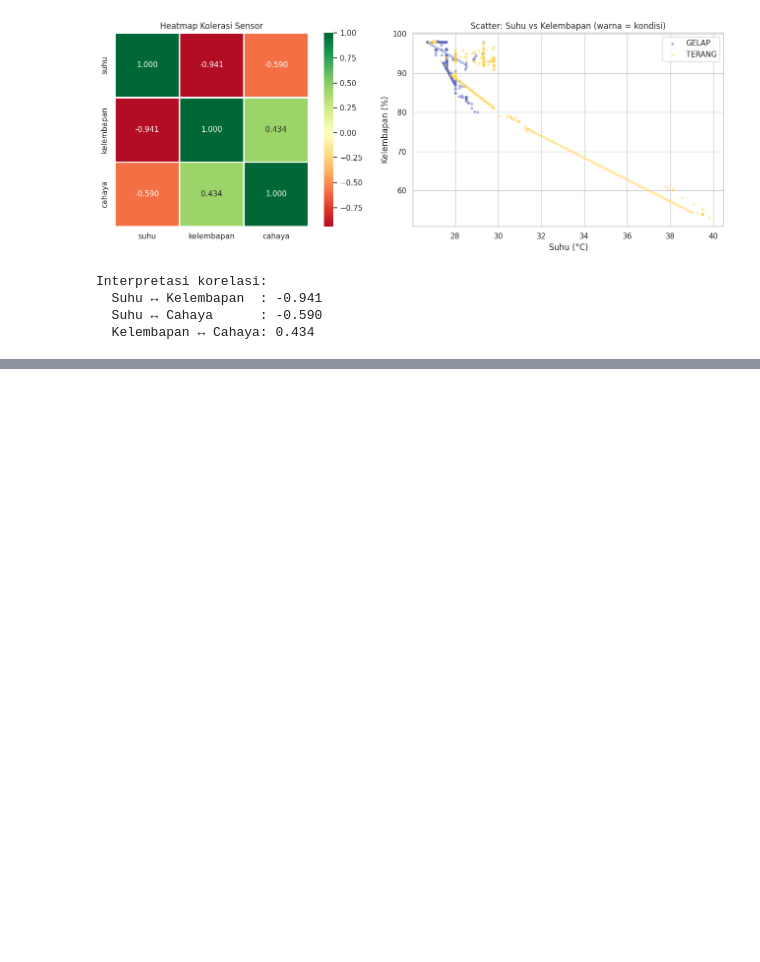
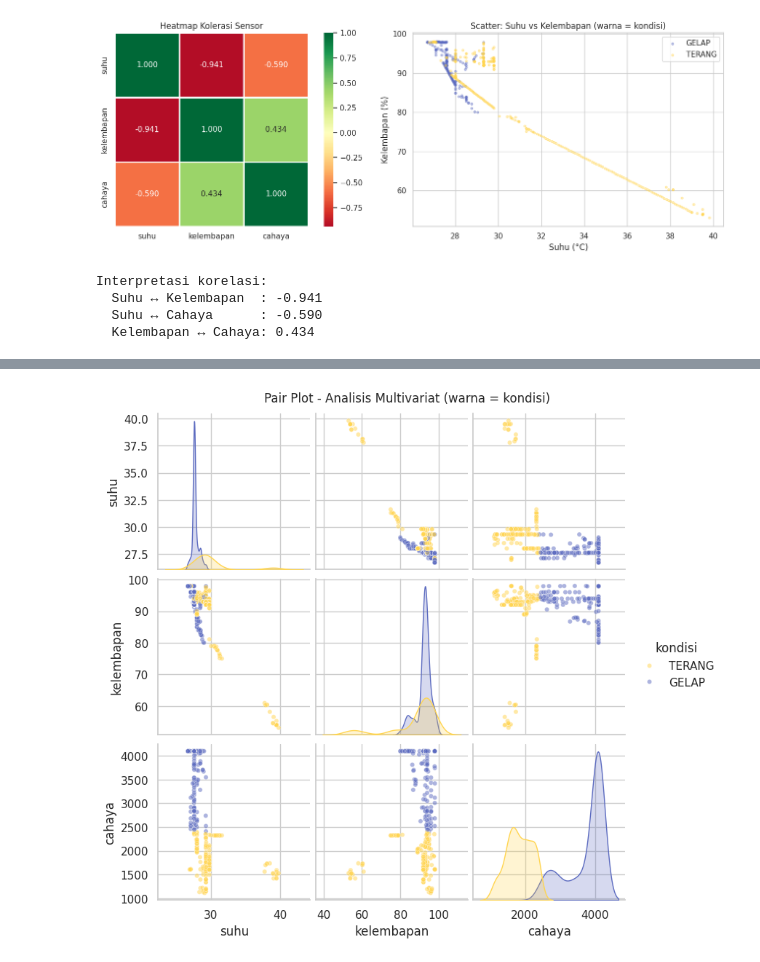
Before and after one commit to delafajarmulia/suhu-detector-ai, a Jupyter notebook: weather_analysis_1.ipynb, the cells around one changed output, grey strips where cells are left out. Drawn from its saved outputs; the diff is of its cells as text; code cells hidden in the pictures; blank space fills up the shorter version.

```diff
--- a/weather_analysis_1.ipynb
+++ b/weather_analysis_1.ipynb
@@ -482,0 +507,12 @@ Interpretasi korelasi:
+# %%
+# pair plot - hubungan semua varibale sekaligus
+# (hanya pakai data asli, bukan hasil imputasi)
+df_orig_only = df_feat[df_feat['is_original'] == True][cols_sensor + ['kondisi']]
+
+sns.pairplot(df_orig_only, hue='kondisi',
+             palette={'TERANG': '#FFD54F', 'GELAP': '#5C6BC0'},
+             plot_kws={'alpha': 0.5, 's': 20})
+plt.suptitle('Pair Plot - Analisis Multivariat (warna = kondisi)', y=1.02, fontsize=12)
+plt.show()
+# %% [output]
+[figure, added]
```
Also changed, not shown: parts of 2 cells of this notebook.
